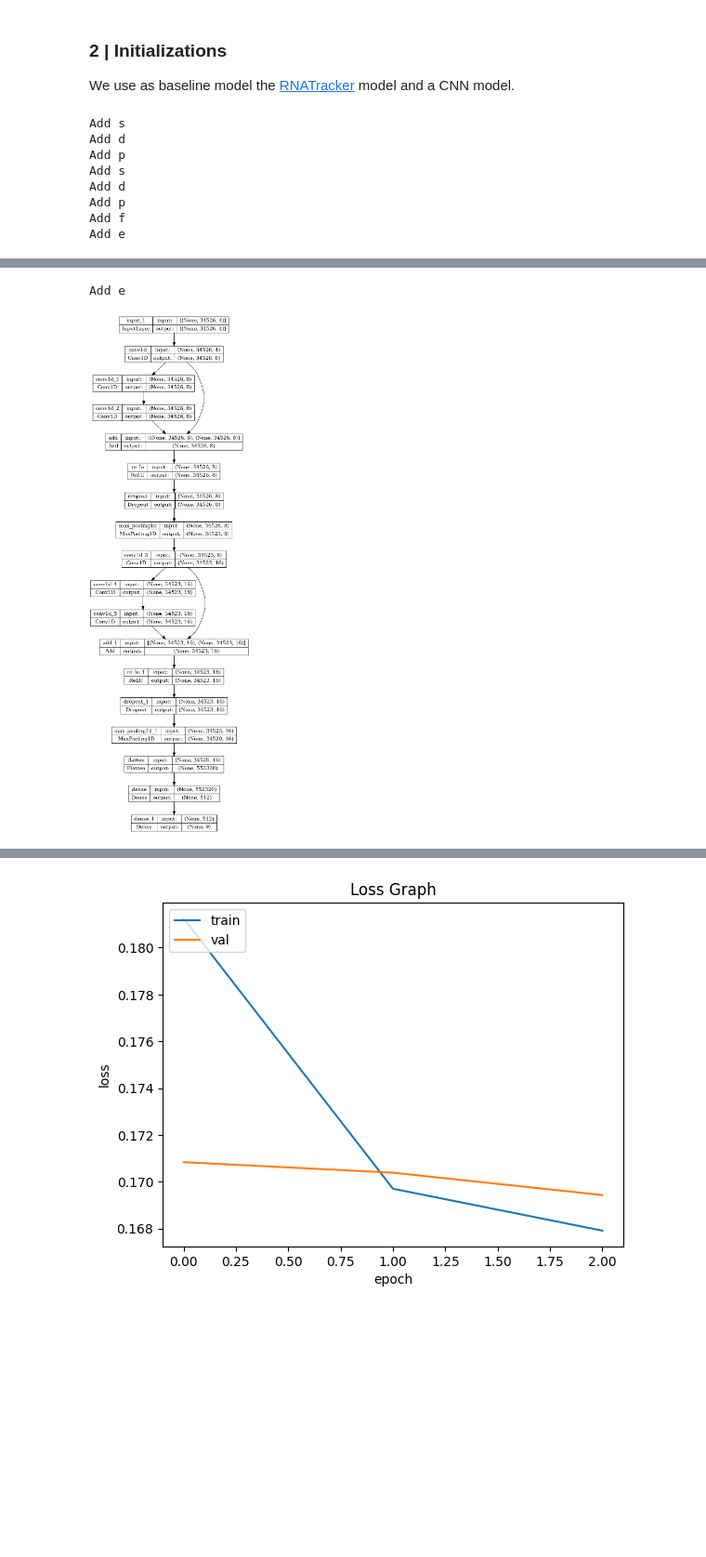
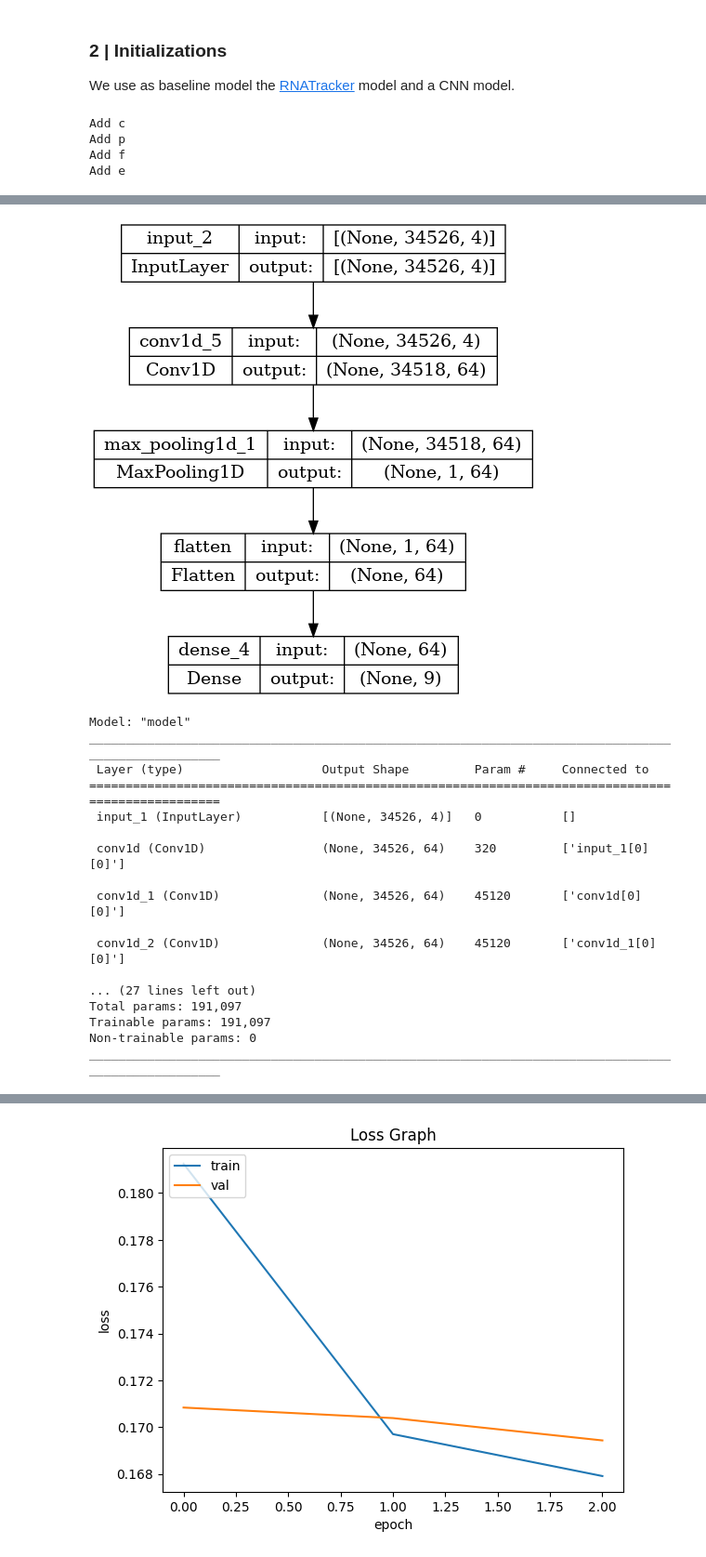
Before and after one commit to Tralius/rna-localization, a Jupyter notebook: singlebranch_notebook.ipynb, the cells around one changed output, grey strips where cells are left out. Shown at 93% size. Drawn from its saved outputs; the diff is of its cells as text; code cells hidden in the pictures; blank space fills up the shorter version.

Commit message:
Investigating MotivTest on sequential data

```diff
--- a/singlebranch_notebook.ipynb
+++ b/singlebranch_notebook.ipynb
@@ -21,15 +15,15 @@ To enable the following instructions: AVX2 FMA, in other operations, rebuild Ten
 
 Firstly, we import several necessary packages and load in our data:
 # %%
-train_data, valid_data, test_data = prepare_data(colab=False)  # Set colab = True for colab
+train_data, valid_data, test_data = prepare_data(colab=False, path= "~/Downloads/seq_from_prim_and_icshape_withchrm_no_scaff.csv")  # Set colab = True for colab
 # %% [markdown]
 ### **2** |  Initializations
 
 We use as baseline model the [RNATracker](https://github.com/HarveyYan/RNATracker/blob/master/Models/cnn_bilstm_attention.py) model and a CNN model.
 # %%
 max_seq_len = train_data['seq'].apply(lambda x: len(x)).max()
-model_name = "steve_CNN_Att9" #'CNN_architecture7'
-model_architecture_path, model_output_path, params_dataLoader_train, params_dataLoader_valid, params_model, params_train= set_variables(model_name, max_seq_len)
+model_name = "CNN_architecture1" # "steve_CNN_Att10" #'CNN_architecture7'
+model_architecture_path, model_output_path, params_dataLoader_train, params_dataLoader_valid, params_model, params_train = set_variables(model_name, max_seq_len)
 # %%
 
 from keras import backend as K
@@ -48,7 +42,7 @@ def correlation_coefficient_loss(y_true, y_pred):
     return 1 - K.square(r)
 
 
-model = CNN(input_size=(max_seq_len, 6),
+model = CNN(input_size=(max_seq_len, 4),
             params_model=params_model,
             optimizer=Nadam(),
             #loss=correlation_coefficient_loss, #KLDivergence(),
@@ -58,11 +52,7 @@ model = CNN(input_size=(max_seq_len, 6),
 model.print_model()
 # model.summary() #if information about number of params needed
 # %% [output]
-Add s
-Add d
-Add p
-Add s
-Add d
+Add c
 Add p
 Add f
 Add e
@@ -72,7 +59,24 @@ Add e
-Add e
-[figure, old version]
+[figure, new version]
 # %%
 model.summary()
+# %% [output]
+Model: "model"
+__________________________________________________________________________________________________
+ Layer (type)                   Output Shape         Param #     Connected to
+==================================================================================================
+ input_1 (InputLayer)           [(None, 34526, 4)]   0           []
+
+ conv1d (Conv1D)                (None, 34526, 64)    320         ['input_1[0][0]']
+
+ conv1d_1 (Conv1D)              (None, 34526, 64)    45120       ['conv1d[0][0]']
+
+ conv1d_2 (Conv1D)              (None, 34526, 64)    45120       ['conv1d_1[0][0]']
+
+... (27 lines left out)
+Total params: 191,097
+Trainable params: 191,097
+Non-trainable params: 0
+__________________________________________________________________________________________________
 # %%
 checkpoint_filepath = '/checkpoint'
 model_checkpoint_callback = ModelCheckpoint(
```
Also changed, not shown: parts of 8 cells of this notebook, 8 other files.
